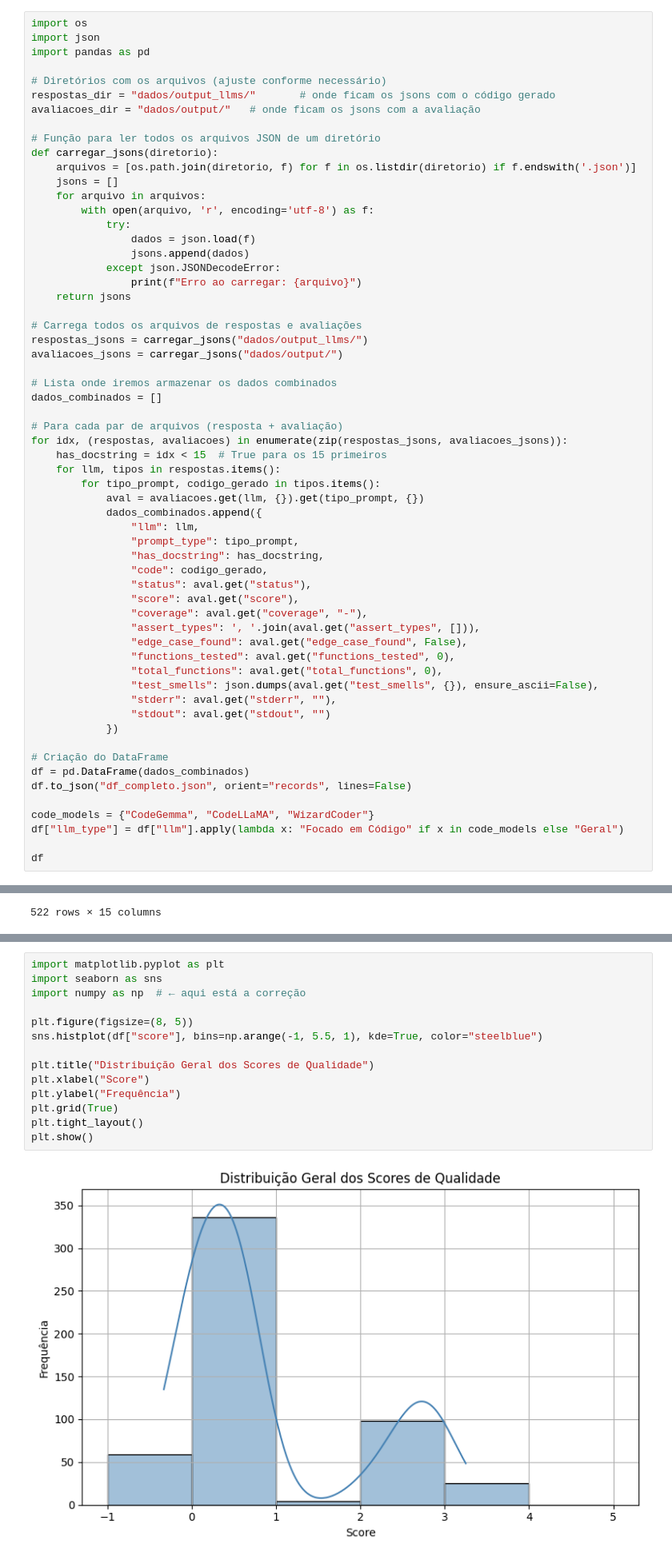
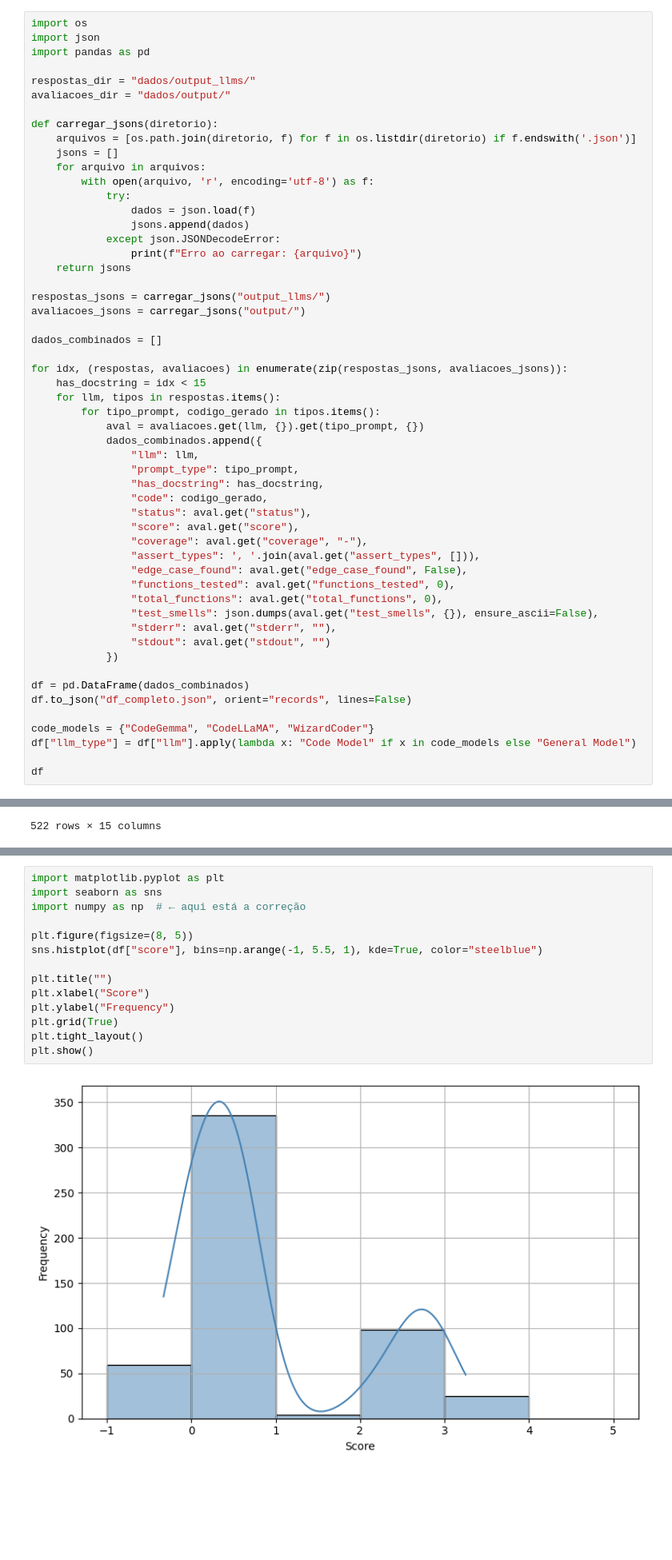
Before and after one commit to ovictorpa/testPilotAI, a Jupyter notebook: dataset/dashboard.ipynb, the cells around one changed output, grey strips where cells are left out. Shown: that part at 80% size. Cells and saved outputs as stored; diff of their text form; blank space fills up the shorter version.

```diff
--- a/dataset/dashboard.ipynb
+++ b/dataset/dashboard.ipynb
@@ -3,11 +3,9 @@ import os
 import json
 import pandas as pd
 
-# Diretórios com os arquivos (ajuste conforme necessário)
-respostas_dir = "dados/output_llms/"       # onde ficam os jsons com o código gerado
-avaliacoes_dir = "dados/output/"   # onde ficam os jsons com a avaliação
+respostas_dir = "dados/output_llms/"
+avaliacoes_dir = "dados/output/"
 
-# Função para ler todos os arquivos JSON de um diretório
 def carregar_jsons(diretorio):
     arquivos = [os.path.join(diretorio, f) for f in os.listdir(diretorio) if f.endswith('.json')]
     jsons = []
@@ -20,16 +18,13 @@ def carregar_jsons(diretorio):
                 print(f"Erro ao carregar: {arquivo}")
     return jsons
 
-# Carrega todos os arquivos de respostas e avaliações
-respostas_jsons = carregar_jsons("dados/output_llms/")
-avaliacoes_jsons = carregar_jsons("dados/output/")
+respostas_jsons = carregar_jsons("output_llms/")
+avaliacoes_jsons = carregar_jsons("output/")
 
-# Lista onde iremos armazenar os dados combinados
 dados_combinados = []
 
-# Para cada par de arquivos (resposta + avaliação)
 for idx, (respostas, avaliacoes) in enumerate(zip(respostas_jsons, avaliacoes_jsons)):
-    has_docstring = idx < 15  # True para os 15 primeiros
+    has_docstring = idx < 15
     for llm, tipos in respostas.items():
         for tipo_prompt, codigo_gerado in tipos.items():
             aval = avaliacoes.get(llm, {}).get(tipo_prompt, {})
@@ -50,12 +45,11 @@ for idx, (respostas, avaliacoes) in enumerate(zip(respostas_jsons, avaliacoes_js
                 "stdout": aval.get("stdout", "")
             })
 
-# Criação do DataFrame
 df = pd.DataFrame(dados_combinados)
 df.to_json("df_completo.json", orient="records", lines=False)
 
 code_models = {"CodeGemma", "CodeLLaMA", "WizardCoder"}
-df["llm_type"] = df["llm"].apply(lambda x: "Focado em Código" if x in code_models else "Geral")
+df["llm_type"] = df["llm"].apply(lambda x: "Code Model" if x in code_models else "General Model")
 
 df
 # %% [output]
@@ -77,19 +71,19 @@ df
 # %%
 import matplotlib.pyplot as plt
 import seaborn as sns
 import numpy as np  # ← aqui está a correção
 
 plt.figure(figsize=(8, 5))
 sns.histplot(df["score"], bins=np.arange(-1, 5.5, 1), kde=True, color="steelblue")
 
-plt.title("Distribuição Geral dos Scores de Qualidade")
+plt.title("")
 plt.xlabel("Score")
-plt.ylabel("Frequência")
+plt.ylabel("Frequency")
 plt.grid(True)
 plt.tight_layout()
 plt.show()
 # %% [output]
-[figure, old version]
+[figure, new version]
 # %%
 import pandas as pd
 import numpy as np
```
Also changed, not shown: parts of 3 cells of this notebook.
